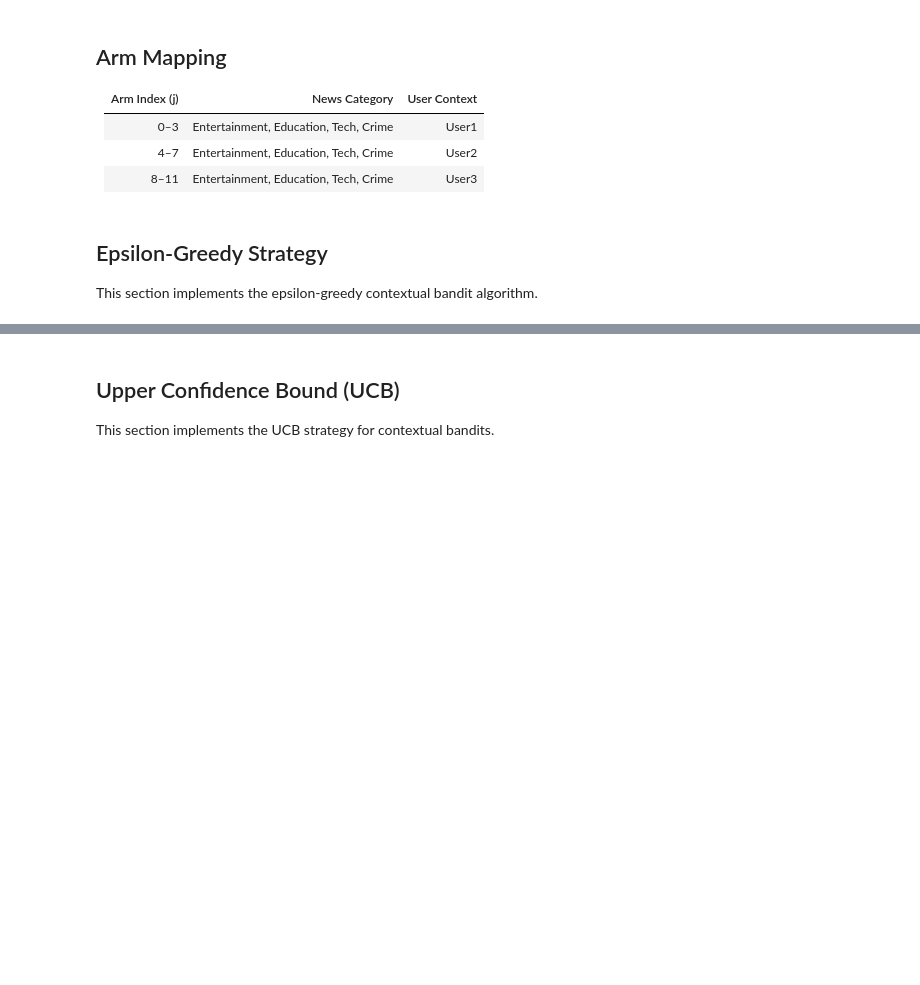
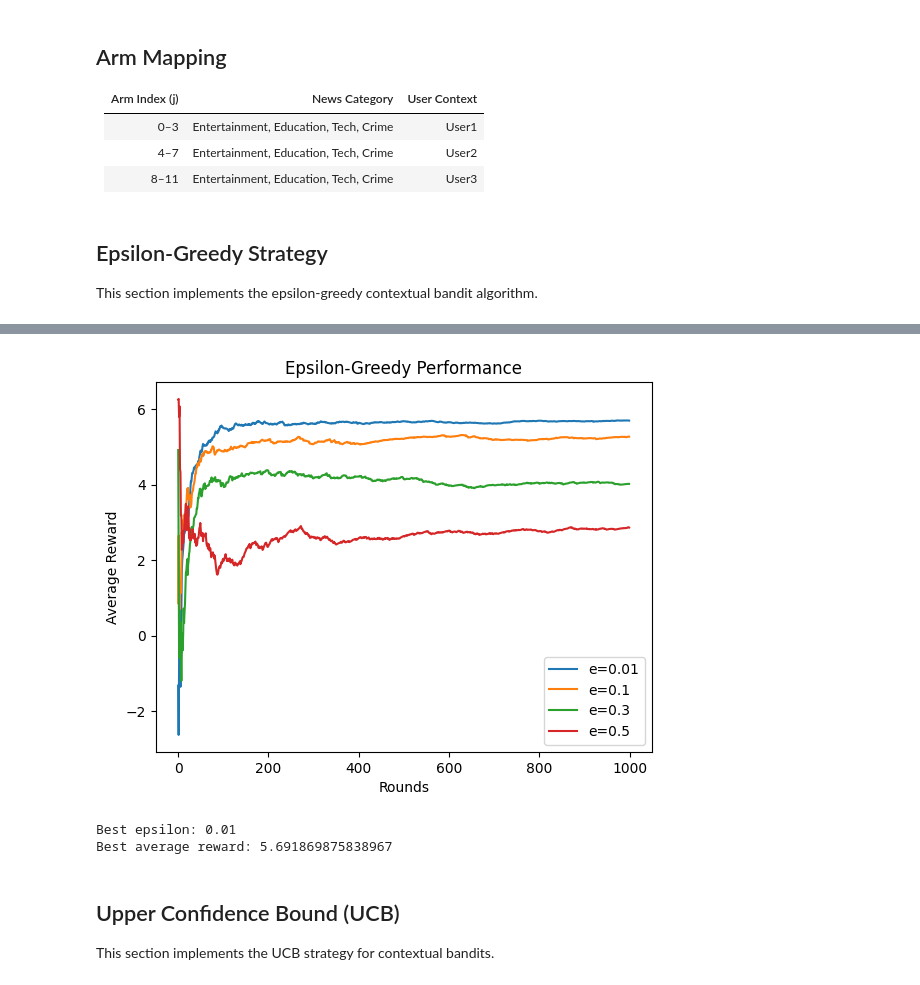
Before and after one commit to IshitaR0/IshitaRathore-lab3-contextual-bandit, a Jupyter notebook: lab3_results_U20230044.ipynb, the cells around one changed output, grey strips where cells are left out. Cells and saved outputs as stored; diff of their text form; code cells hidden in the pictures; blank space fills up the shorter version.

```diff
--- a/lab3_results_U20230044.ipynb
+++ b/lab3_results_U20230044.ipynb
@@ -171,6 +194,15 @@ weighted avg       0.80      0.80      0.80       400
 
 The sampler is initialized using the student's roll number `i`.
 Rewards are obtained using `sampler.sample(j)`.
+# %%
+import numpy as np
+from rlcmab_sampler import sampler
+
+reward_sampler = sampler(44)
+num_contexts = 3
+num_categories = 4
+num_rounds = 1000
+epsilons = [0.01, 0.1, 0.3, 0.5]
 # %% [markdown]
 ## Arm Mapping
 
@@ -186,3 +282,27 @@ This section implements the epsilon-greedy contextual bandit algorithm.
+# %%
+import matplotlib.pyplot as plt
+
+for eps in epsilons:
+    plt.plot(results[eps]["curve"], label=f"e={eps}")
+
+plt.xlabel("Rounds")
+plt.ylabel("Average Reward")
+plt.legend()
+plt.title("Epsilon-Greedy Performance")
+plt.show()
+# %% [output]
+[figure, added]
+# %%
+best_epsilon = max(results, key=lambda e: results[e]["avg_reward"])
+
+best_Q_eps = results[best_epsilon]["Q"]
+best_avg_reward_eps = results[best_epsilon]["avg_reward"]
+
+print("Best epsilon:", best_epsilon)
+print("Best average reward:", best_avg_reward_eps)
+# %% [output]
+Best epsilon: 0.01
+Best average reward: 5.691869875838967
 # %% [markdown]
 ## Upper Confidence Bound (UCB)
 
```
Also changed, not shown: parts of 15 cells of this notebook, 1 other file.
